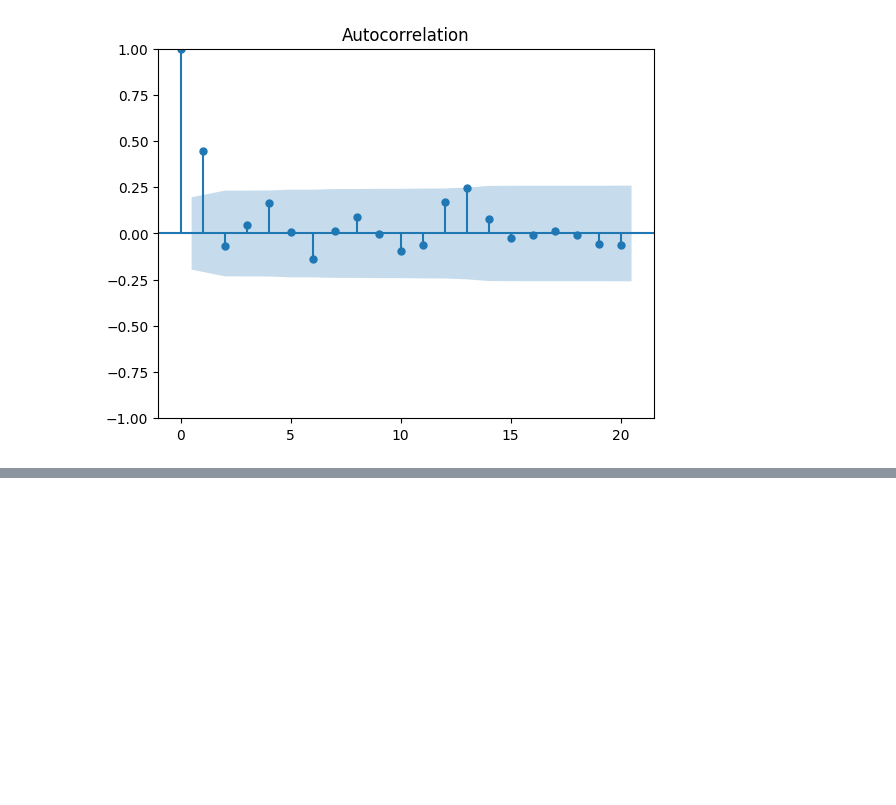
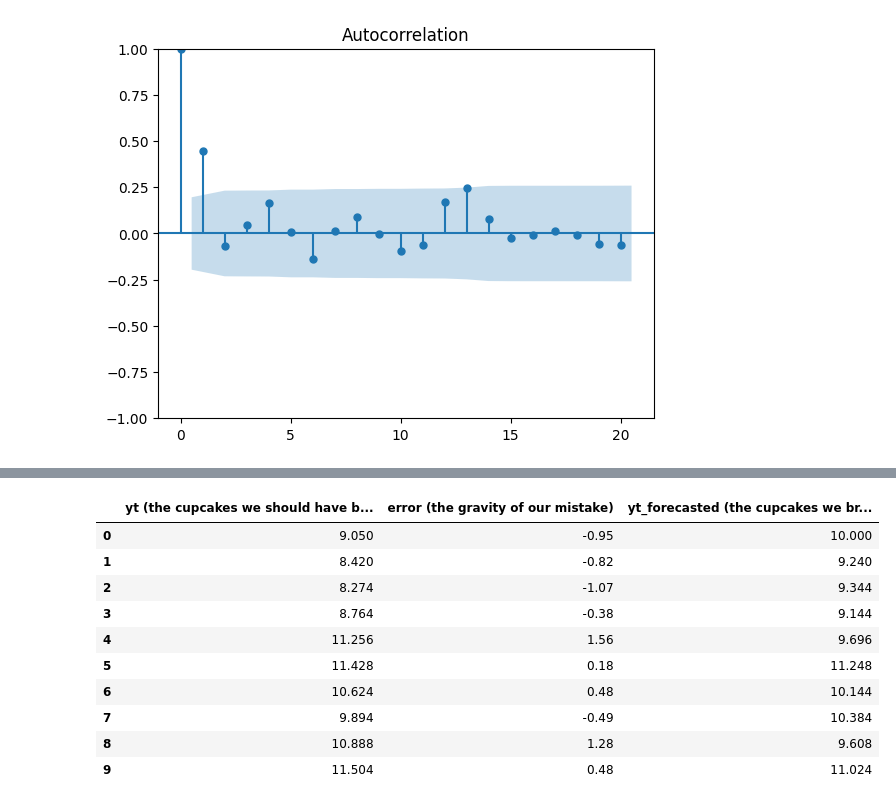
Before and after one commit to edoardoCame/PythonMiniTutorials, a Jupyter notebook: time series models/moving average model of order q.ipynb, the cells around one changed output, grey strips where cells are left out. Saved outputs shown, nothing was run; the diff lists cells and outputs as text; code cells hidden in the pictures; blank space fills up the shorter version.

```diff
--- a/time series models/moving average model of order q.ipynb
+++ b/time series models/moving average model of order q.ipynb
@@ -36,0 +60,43 @@ MAmodel(theta=0.8, c=20, n_simulations=100)
+# %%
+# Create the variables and arrays
+mu = 10
+theta = 0.8
+error_crazyProf = np.random.normal(0, 1, 10).round(2)
+#-----------------------------------------------------------
+
+yt = np.zeros(10) #initialize the array with zeros
+yt[0] = mu + error_crazyProf[0] #the first value is the mean plus the first random number
+
+for i in range(1, 10): #from the second position to the last
+    yt[i] = mu + theta * error_crazyProf[i-1] + error_crazyProf[i] #every iteration we add a new value to the list, which is
+                                                                 #the sum of the constant, the random number and the product
+                                                                 # of the previous random number and the theta
+
+
+#this is the forecast of the cupcakes we want to bring
+yt_forecasted = np.zeros(10) #initialize the array with zeros
+yt_forecasted[0] = mu
+
+for i in range(1, 10): #from the second position to the last
+    yt_forecasted[i] = mu + theta * error_crazyProf[i-1] #every iteration we add a new value to the list, which is
+                                                         #the sum of the constant, the random number and the product
+                                                         # of the previous random number and the theta
+
+
+#put the values in a dataframe
+df = pd.DataFrame({'yt (the cupcakes we should have brang)': yt, 'error (the gravity of our mistake)': error_crazyProf,
+                    'yt_forecasted (the cupcakes we bring this time)': yt_forecasted})
+
+df
+# %% [output]
+|  | yt (the cupcakes we should have b... | error (the gravity of our mistake) | yt_forecasted (the cupcakes we br... |
+| 0 | 9.050 | -0.95 | 10.000 |
+| 1 | 8.420 | -0.82 | 9.240 |
+| 2 | 8.274 | -1.07 | 9.344 |
+| 3 | 8.764 | -0.38 | 9.144 |
+| 4 | 11.256 | 1.56 | 9.696 |
+| 5 | 11.428 | 0.18 | 11.248 |
+| 6 | 10.624 | 0.48 | 10.144 |
+| 7 | 9.894 | -0.49 | 10.384 |
+| 8 | 10.888 | 1.28 | 9.608 |
+| 9 | 11.504 | 0.48 | 11.024 |
```
Also changed, not shown: parts of 4 cells of this notebook, 1 other file.
